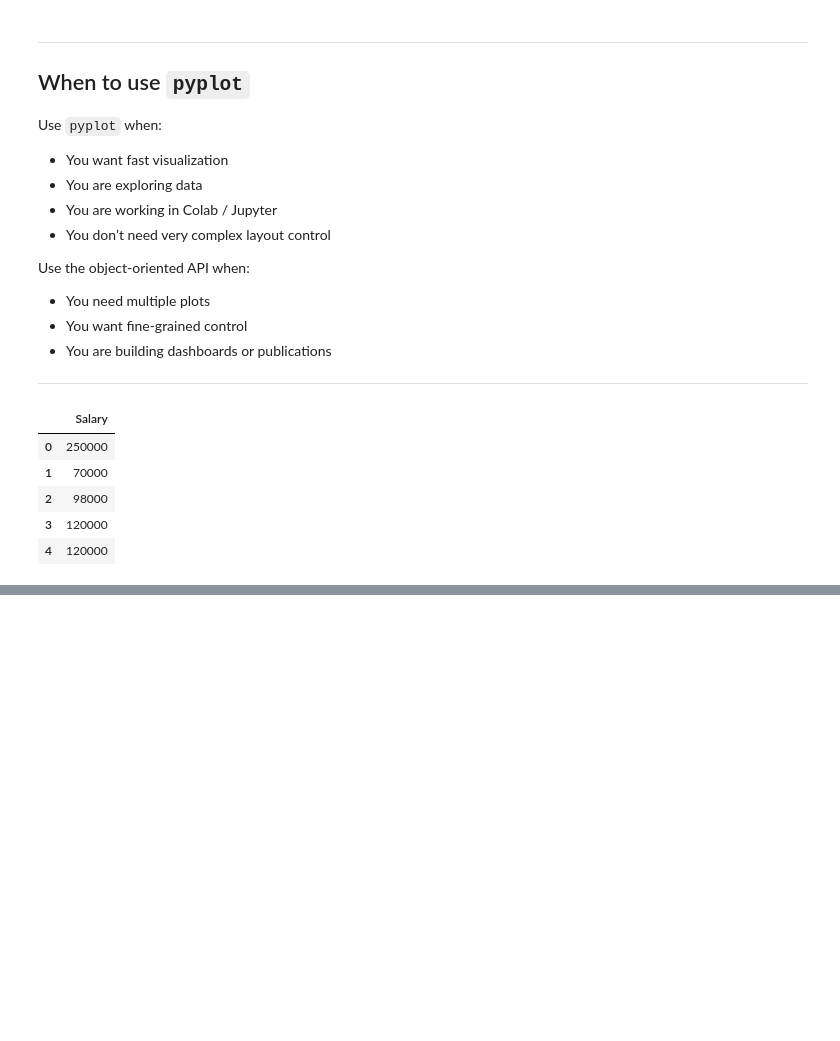
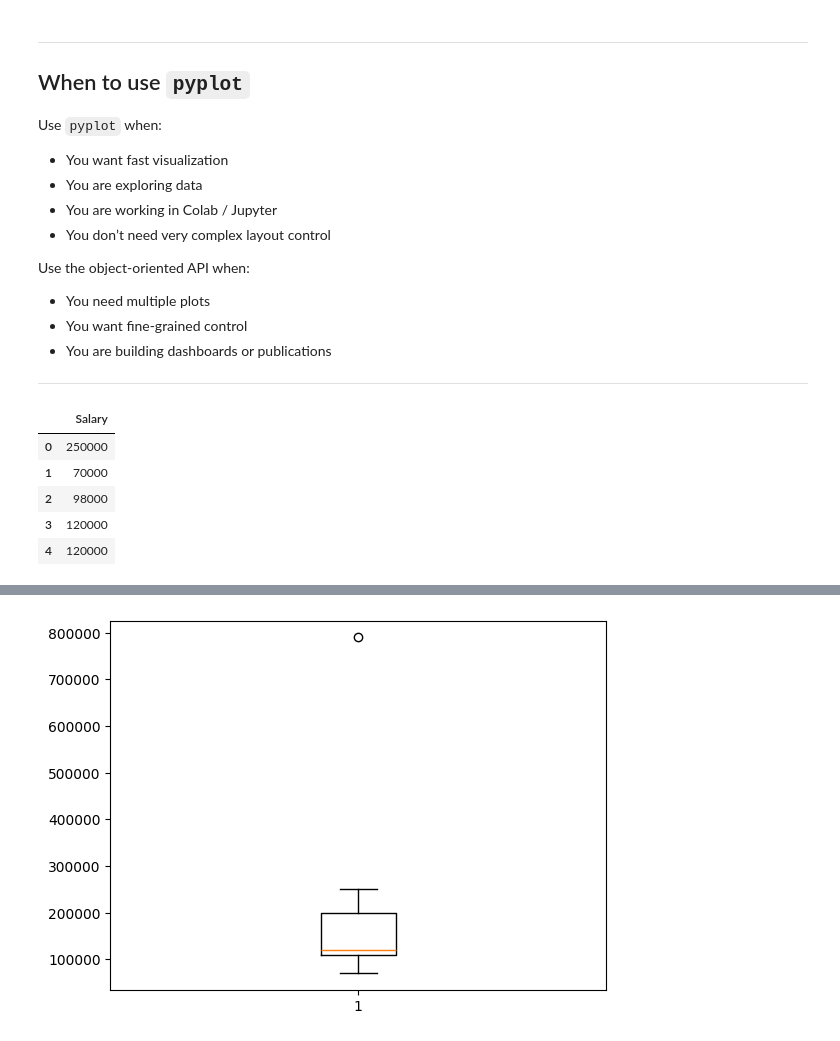
Before and after one commit to sujal910/Learning_PyTorch, a Jupyter notebook: 1_5_matplotlib.ipynb, the cells around one changed output, grey strips where cells are left out. Saved outputs shown, nothing was run; the diff lists cells and outputs as text; code cells hidden in the pictures; blank space fills up the shorter version.

```diff
--- a/1_5_matplotlib.ipynb
+++ b/1_5_matplotlib.ipynb
@@ -309,0 +318,6 @@ plt.show()
+# %%
+# box
+plt.boxplot(dp['Salary'])
+plt.show()
+# %% [output]
+[figure, added]
```
Also changed, not shown: parts of 2 cells of this notebook.
